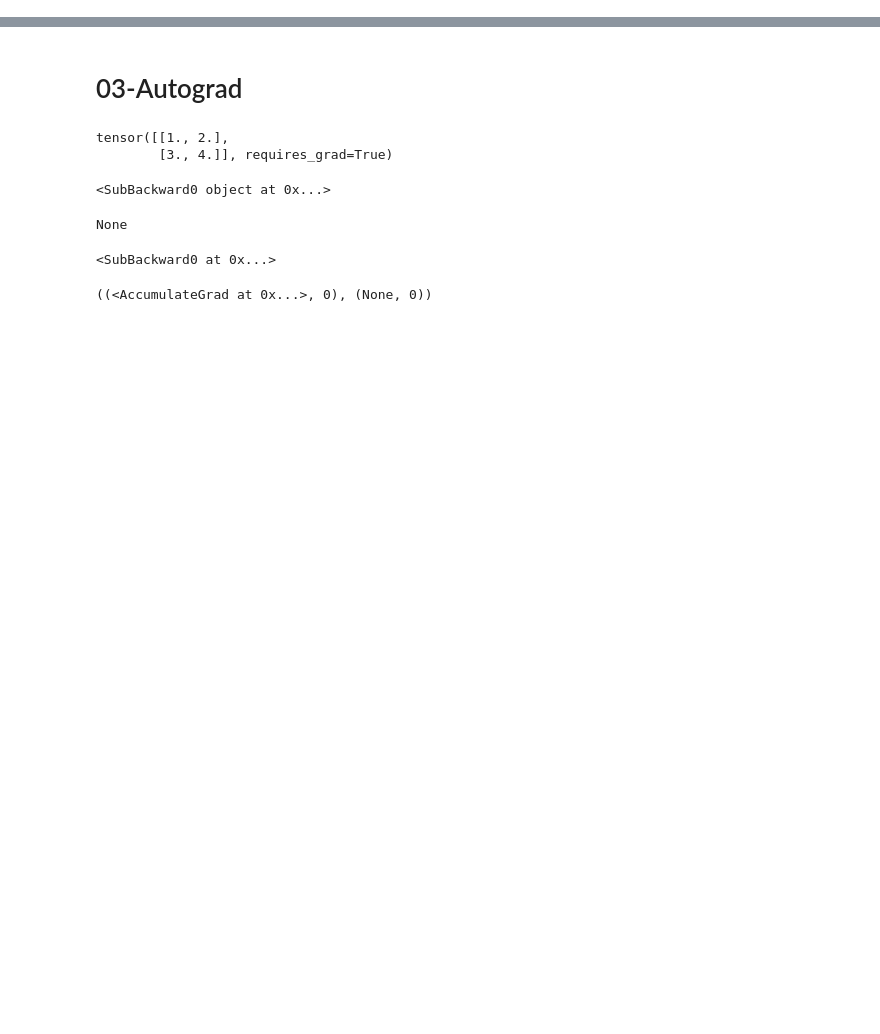
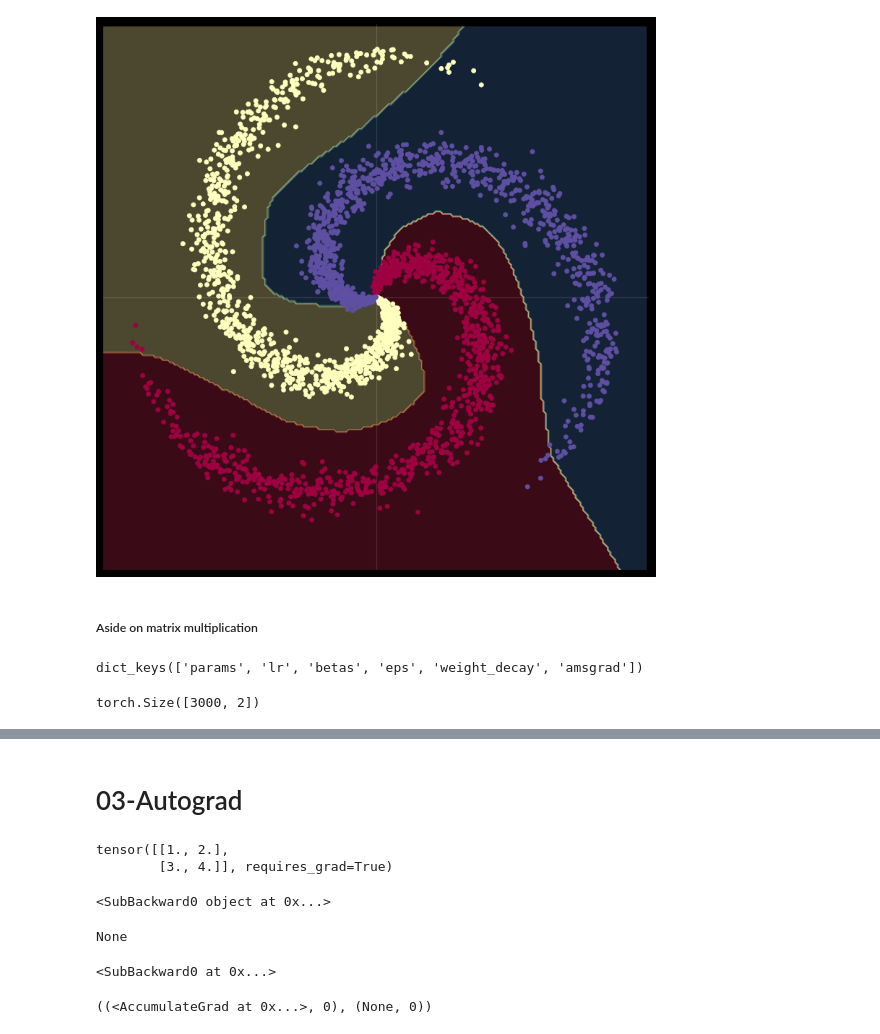
Before and after one commit to Ryanglambert/pytorch-Deep-Learning, a Jupyter notebook: scratch.ipynb, the cells around one changed output, grey strips where cells are left out. Saved outputs shown, nothing was run; the diff lists cells and outputs as text; code cells hidden in the pictures; blank space fills up the shorter version.

```diff
--- a/scratch.ipynb
+++ b/scratch.ipynb
@@ -0,0 +105,9 @@
+# %%
+model = nn.Sequential(
+    nn.Linear(D, H),
+    nn.ReLU(),
+    nn.Linear(H, C)
+)
+model.to(device);
+
+criterion = torch.nn.CrossEntropyLoss()
@@ -0,0 +135,14 @@
+# %%
+plot_model(X, y, model)
+# %% [output]
+[figure, added]
+# %% [markdown]
+##### Aside on matrix multiplication
+# %%
+optimizer.param_groups[0].keys()
+# %% [output]
+dict_keys(['params', 'lr', 'betas', 'eps', 'weight_decay', 'amsgrad'])
+# %%
+X.shape
+# %% [output]
+torch.Size([3000, 2])
```
Also changed, not shown: parts of 40 cells of this notebook.
